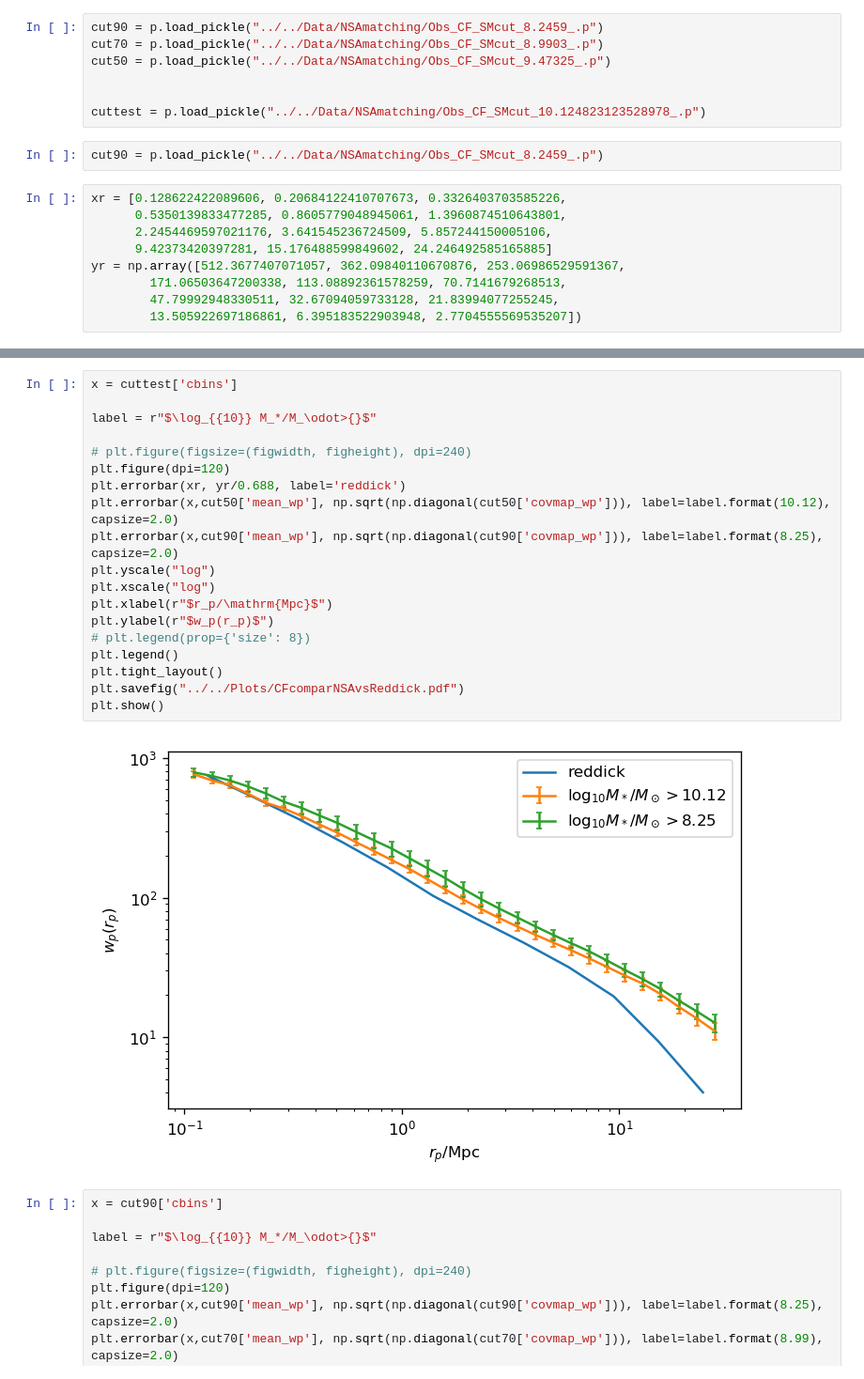
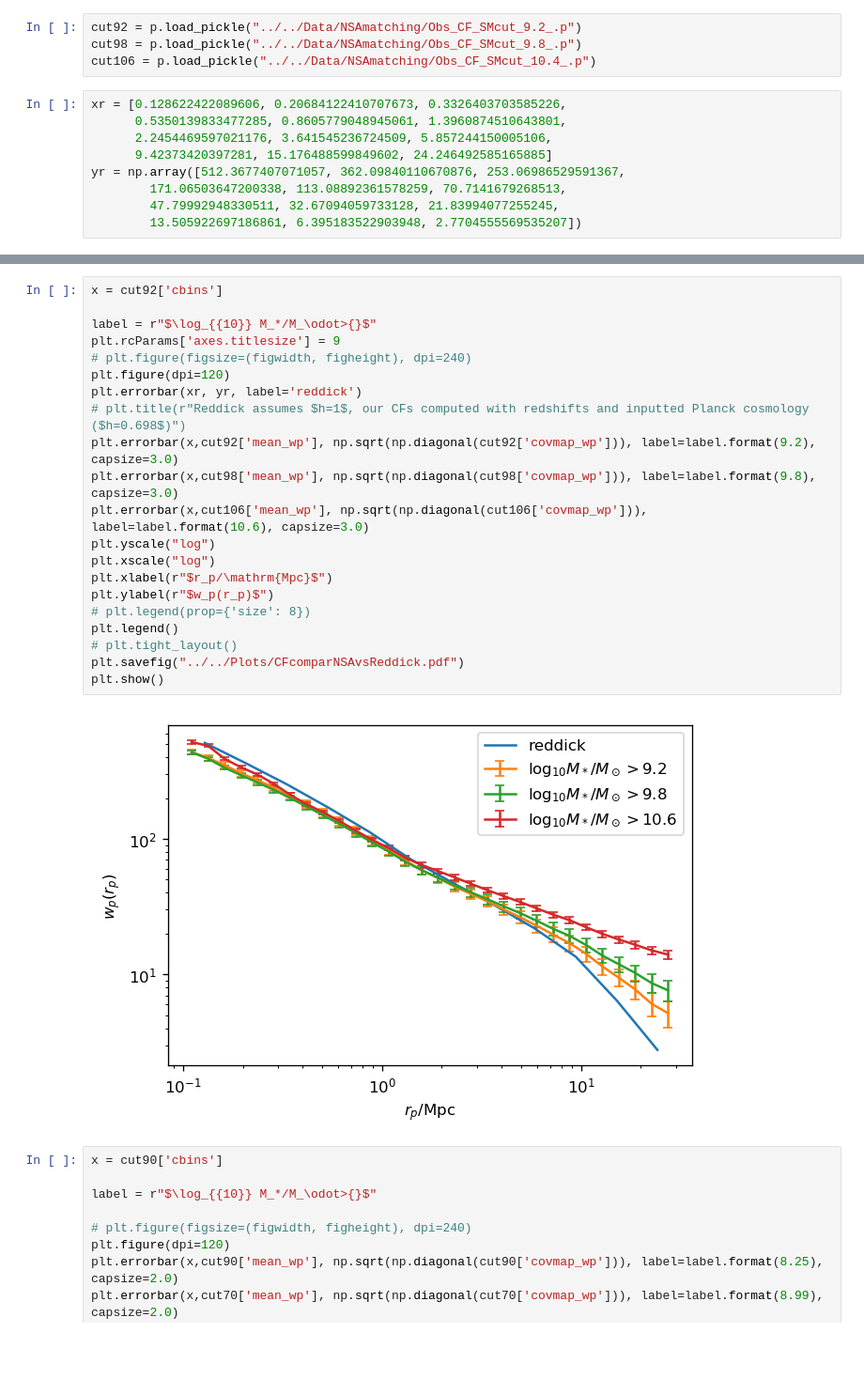
Before and after one commit to harrydesmond/halos-galaxies, a Jupyter notebook: src/NSAmatching/OBScfplot.ipynb, the cells around one changed output, grey strips where cells are left out. Shown at 94% size. Saved outputs shown, nothing was run; the diff lists cells and outputs as text; blank space fills up the shorter version.

```diff
--- a/src/NSAmatching/OBScfplot.ipynb
+++ b/src/NSAmatching/OBScfplot.ipynb
@@ -12,15 +12,10 @@ import Setup as p
 # figwidth=3.4 # PRD column width in inches
 # aspect = 0.75 # Aspect ratio
 # figheight = aspect*figwidth
-# %%
-cut90 = p.load_pickle("../../Data/NSAmatching/Obs_CF_SMcut_8.2459_.p")
-cut70 = p.load_pickle("../../Data/NSAmatching/Obs_CF_SMcut_8.9903_.p")
-cut50 = p.load_pickle("../../Data/NSAmatching/Obs_CF_SMcut_9.47325_.p")
-
-
-cuttest = p.load_pickle("../../Data/NSAmatching/Obs_CF_SMcut_10.124823123528978_.p")
-# %%
-cut90 = p.load_pickle("../../Data/NSAmatching/Obs_CF_SMcut_8.2459_.p")
+# %%
+cut92 = p.load_pickle("../../Data/NSAmatching/Obs_CF_SMcut_9.2_.p")
+cut98 = p.load_pickle("../../Data/NSAmatching/Obs_CF_SMcut_9.8_.p")
+cut106 = p.load_pickle("../../Data/NSAmatching/Obs_CF_SMcut_10.4_.p")
 # %%
 xr = [0.128622422089606, 0.20684122410707673, 0.3326403703585226,
       0.5350139833477285, 0.8605779048945061, 1.3960874510643801,
@@ -44,24 +28,26 @@ CFrandcatNSA_8.9903_.npy
 # %%
-x = cuttest['cbins']
+x = cut92['cbins']
 
 label = r"$\log_{{10}} M_*/M_\odot>{}$"
-
+plt.rcParams['axes.titlesize'] = 9
 # plt.figure(figsize=(figwidth, figheight), dpi=240)
 plt.figure(dpi=120)
-plt.errorbar(xr, yr/0.688, label='reddick')
-plt.errorbar(x,cut50['mean_wp'], np.sqrt(np.diagonal(cut50['covmap_wp'])), label=label.format(10.12), capsize=2.0)
-plt.errorbar(x,cut90['mean_wp'], np.sqrt(np.diagonal(cut90['covmap_wp'])), label=label.format(8.25), capsize=2.0)
+plt.errorbar(xr, yr, label='reddick')
+# plt.title(r"Reddick assumes $h=1$, our CFs computed with redshifts and inputted Planck cosmology ($h=0.698$)")
+plt.errorbar(x,cut92['mean_wp'], np.sqrt(np.diagonal(cut92['covmap_wp'])), label=label.format(9.2), capsize=3.0)
+plt.errorbar(x,cut98['mean_wp'], np.sqrt(np.diagonal(cut98['covmap_wp'])), label=label.format(9.8), capsize=3.0)
+plt.errorbar(x,cut106['mean_wp'], np.sqrt(np.diagonal(cut106['covmap_wp'])), label=label.format(10.6), capsize=3.0)
 plt.yscale("log")
 plt.xscale("log")
 plt.xlabel(r"$r_p/\mathrm{Mpc}$")
 plt.ylabel(r"$w_p(r_p)$")
 # plt.legend(prop={'size': 8})
 plt.legend()
-plt.tight_layout()
+# plt.tight_layout()
 plt.savefig("../../Plots/CFcomparNSAvsReddick.pdf")
 plt.show()
 # %% [output]
-[figure, old version]
+[figure, new version]
 # %%
 x = cut90['cbins']
 
```
Also changed, not shown: parts of 1 cell of this notebook, 6 other files.
